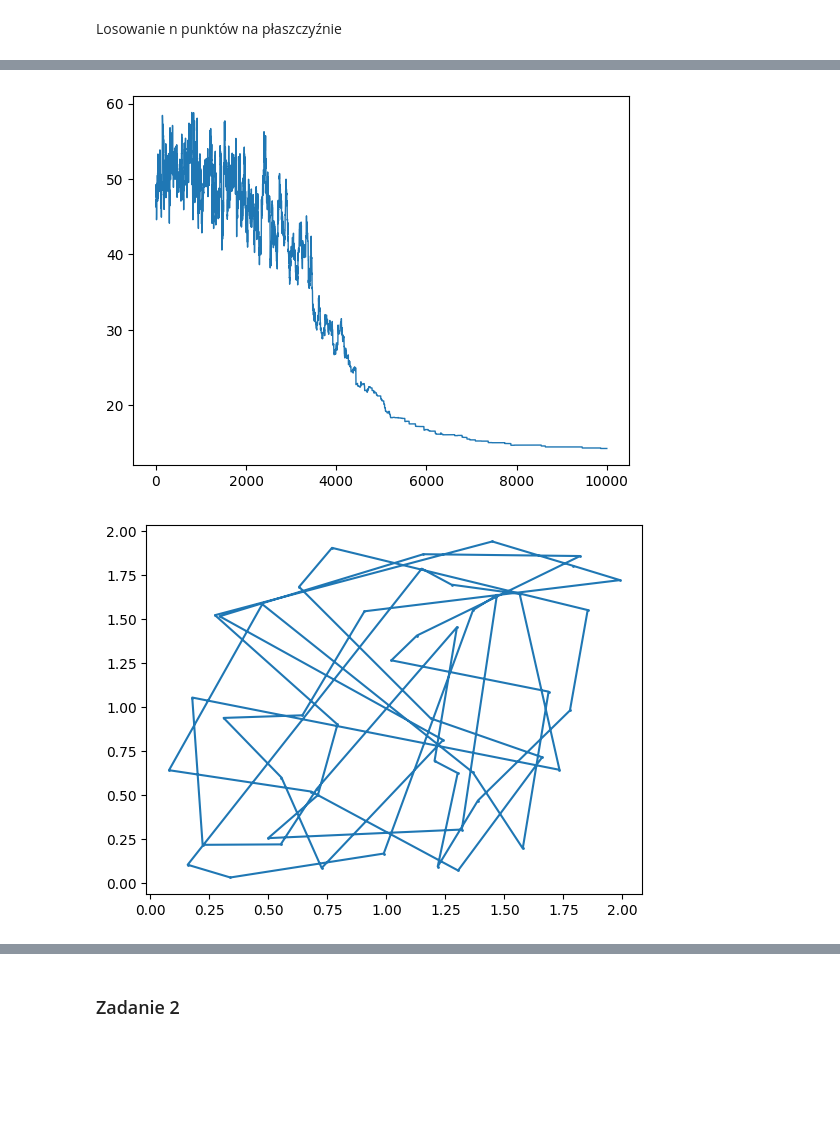
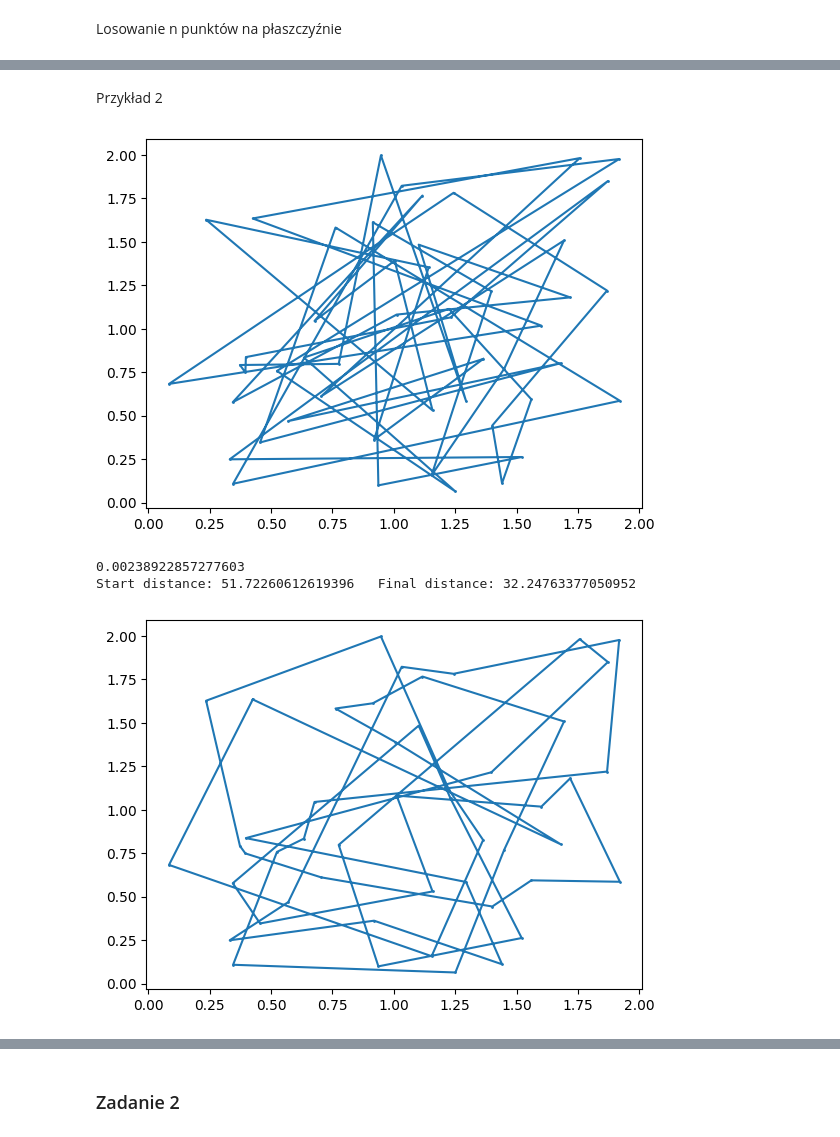
Before and after one commit to Panyloi/MOwNiT_AGH, a Jupyter notebook: lab4/lab4.ipynb, the cells around one changed output, grey strips where cells are left out. Cells and saved outputs as stored; diff of their text form; code cells hidden in the pictures; blank space fills up the shorter version.

```diff
--- a/lab4/lab4.ipynb
+++ b/lab4/lab4.ipynb
@@ -191,8 +189,9 @@ show_points(tab1[0])
-# %%
-show_energy(tab1[1], 20)
-# %% [output]
-[figure, removed]
-# %%
-show_points(tab2[0])
-# %% [output]
-[figure, removed]
+# %% [markdown]
+Przykład 2
+# %%
+travelling_salesman(0, 2, 50, 1, swap_consecutive, exp_temp, 20)
+# %% [output]
+[figure, added]
+0.00238922857277603
+Start distance: 51.72260612619396   Final distance: 32.24763377050952
+[figure, added]
```
Also changed, not shown: parts of 78 cells of this notebook.
